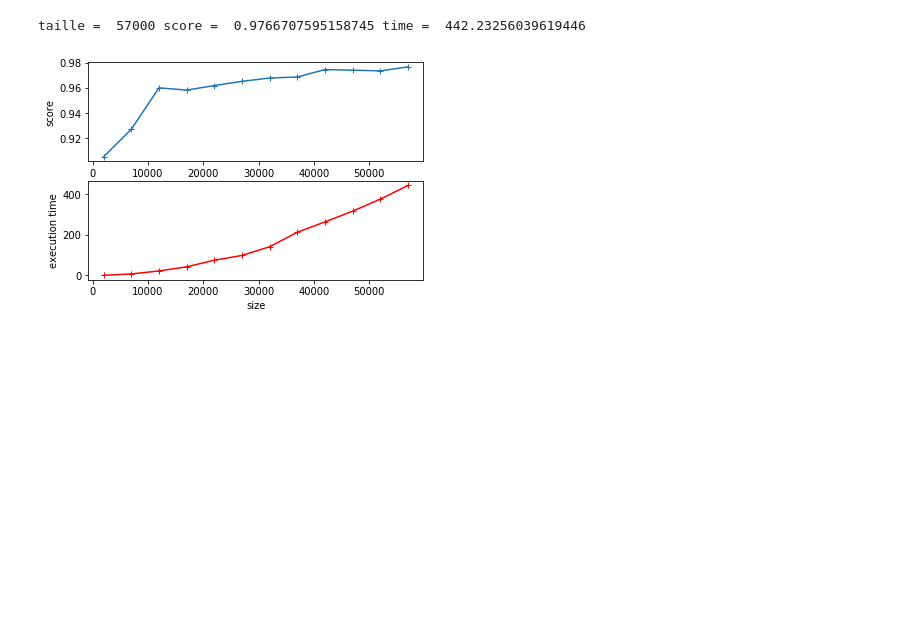
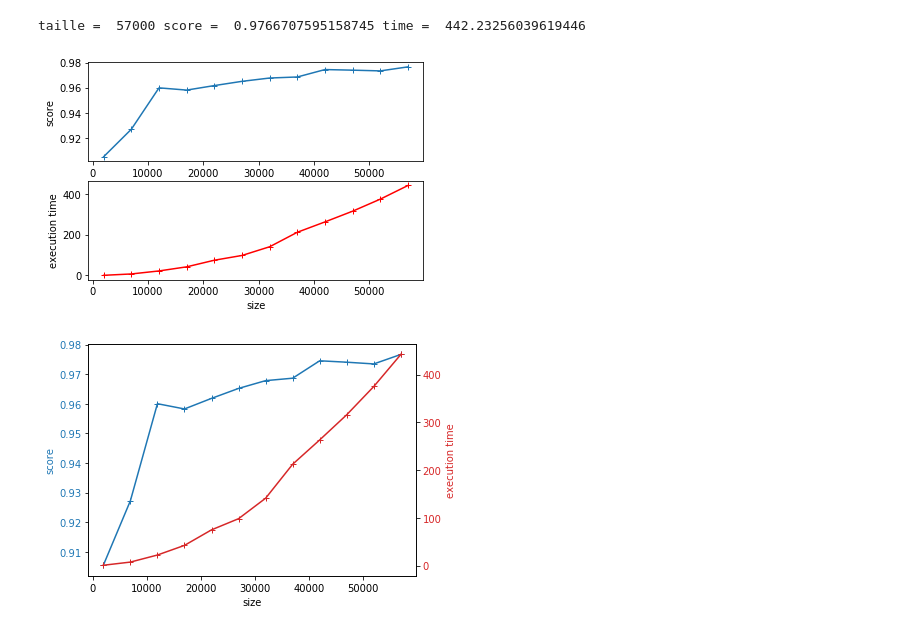
Before and after one commit to ColorPalmy/TP_Apprentissage_Supervise, a Jupyter notebook: TP1/TP1_prog2.ipynb, the cells around one changed output. Drawn from its saved outputs; the diff is of its cells as text; code cells hidden in the pictures; blank space fills up the shorter version.

Commit message:
TP1: ajout images rapport

```diff
--- a/TP1/TP1_prog2.ipynb
+++ b/TP1/TP1_prog2.ipynb
@@ -154,19 +154,37 @@ taille =  57000 score =  0.9766707595158745 time =  442.23256039619446
 # %%
 plt.figure()
 plt.subplot(211)
 plt.plot(np.arange(2000,57001,5000),scores_pourc,'+-')
 plt.ylabel('score')
 plt.xlabel('size')
 
 plt.subplot(212)
 plt.plot(np.arange(2000,57001,5000),time_s,'r+-')
 plt.xlabel('size')
 plt.ylabel('execution time')
 
 plt.show()
-#plus la taille est grande plus le score est élevé mais le temps de calcul est trés largement augmenté
+
+fig, ax1 = plt.subplots()
+
+color = 'tab:blue'
+ax1.set_xlabel('size')
+ax1.set_ylabel('score', color=color)
+ax1.plot(np.arange(2000,57001,5000),scores_pourc,'+-',color=color)
+ax1.tick_params(axis='y', labelcolor=color)
+
+ax2 = ax1.twinx()
+
+color = 'tab:red'
+ax2.set_ylabel('execution time', color=color)
+ax2.plot(np.arange(2000,57001,5000),time_s,'r+-',color=color)
+ax2.tick_params(axis='y', labelcolor=color)
+
+fig.tight_layout()
+plt.show()
 # %% [output]
 [figure]
+[figure, added]
 # %%
 # on fixe la taille de l'échantillon
 taille_echant = 32000
```
Also changed, not shown: parts of 4 cells of this notebook, 6 other files.
